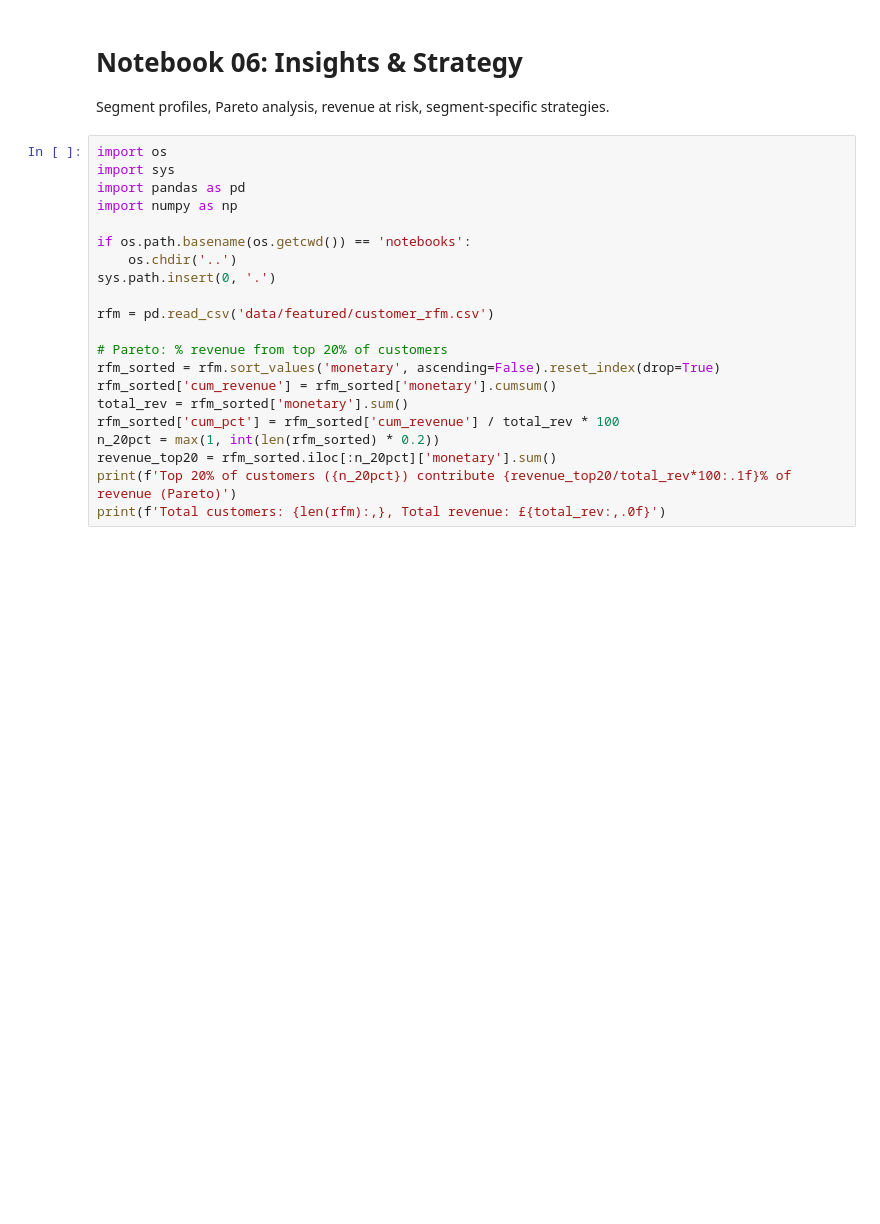
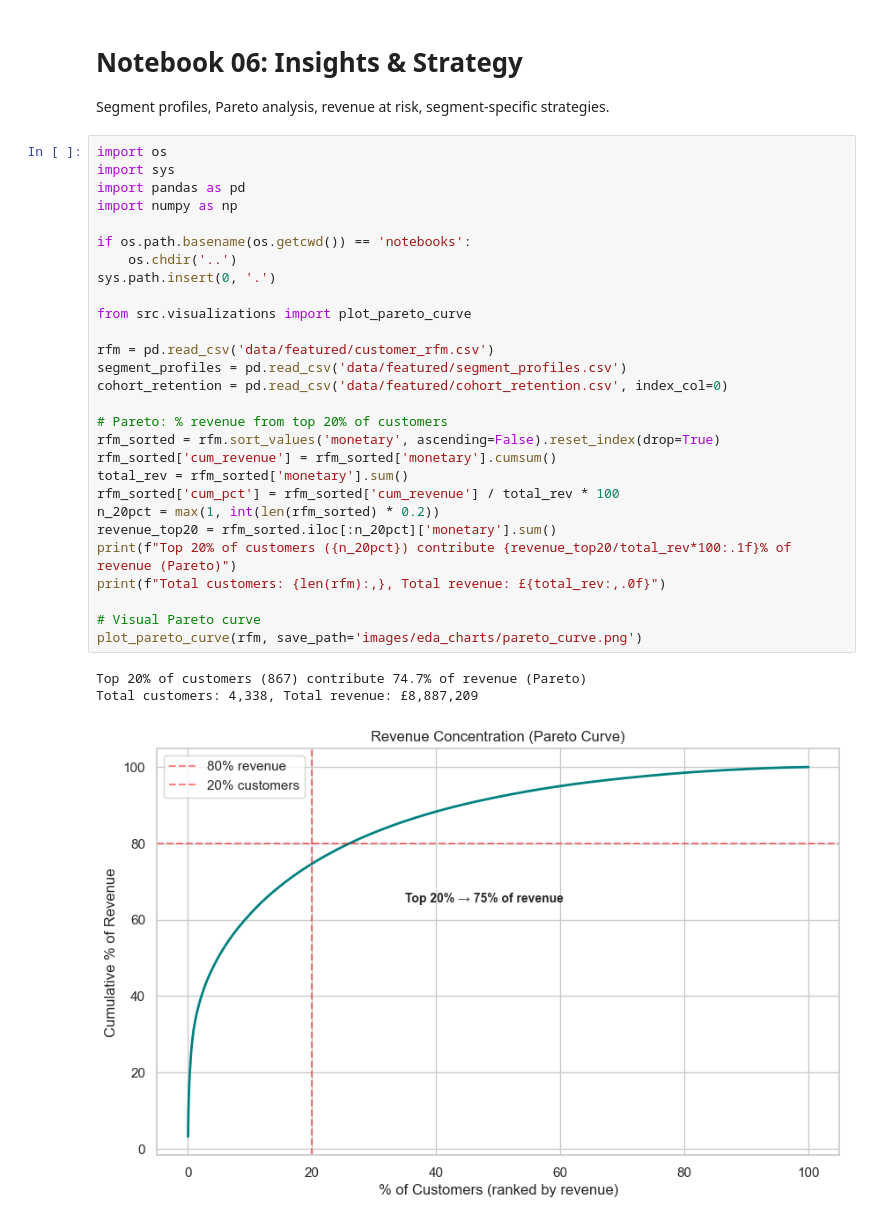
Before and after one commit to nirajmehta960/customer-segmentation-retention-analytics, a Jupyter notebook: notebooks/06_insights_strategy.ipynb, the cells around one changed output. Saved outputs shown, nothing was run; the diff lists cells and outputs as text; blank space fills up the shorter version.

Commit message:
feat: integrate cohort analysis, strategy insights, and visualization tests

```diff
--- a/notebooks/06_insights_strategy.ipynb
+++ b/notebooks/06_insights_strategy.ipynb
@@ -4,24 +4,35 @@ Segment profiles, Pareto analysis, revenue at risk, segment-specific strategies.
 # %%
 import os
 import sys
 import pandas as pd
 import numpy as np
 
 if os.path.basename(os.getcwd()) == 'notebooks':
     os.chdir('..')
 sys.path.insert(0, '.')
 
+from src.visualizations import plot_pareto_curve
+
 rfm = pd.read_csv('data/featured/customer_rfm.csv')
+segment_profiles = pd.read_csv('data/featured/segment_profiles.csv')
+cohort_retention = pd.read_csv('data/featured/cohort_retention.csv', index_col=0)
 
 # Pareto: % revenue from top 20% of customers
 rfm_sorted = rfm.sort_values('monetary', ascending=False).reset_index(drop=True)
 rfm_sorted['cum_revenue'] = rfm_sorted['monetary'].cumsum()
 total_rev = rfm_sorted['monetary'].sum()
 rfm_sorted['cum_pct'] = rfm_sorted['cum_revenue'] / total_rev * 100
 n_20pct = max(1, int(len(rfm_sorted) * 0.2))
 revenue_top20 = rfm_sorted.iloc[:n_20pct]['monetary'].sum()
-print(f'Top 20% of customers ({n_20pct}) contribute {revenue_top20/total_rev*100:.1f}% of revenue (Pareto)')
-print(f'Total customers: {len(rfm):,}, Total revenue: £{total_rev:,.0f}')
+print(f"Top 20% of customers ({n_20pct}) contribute {revenue_top20/total_rev*100:.1f}% of revenue (Pareto)")
+print(f"Total customers: {len(rfm):,}, Total revenue: £{total_rev:,.0f}")
+
+# Visual Pareto curve
+plot_pareto_curve(rfm, save_path='images/eda_charts/pareto_curve.png')
+# %% [output]
+Top 20% of customers (867) contribute 74.7% of revenue (Pareto)
+Total customers: 4,338, Total revenue: £8,887,209
+[figure, added]
 # %%
 # Revenue at risk (At Risk + Can't Lose Them)
 at_risk_segments = ['At Risk', "Can't Lose Them"]
```
Also changed, not shown: parts of 4 cells of this notebook, 3 other files.
